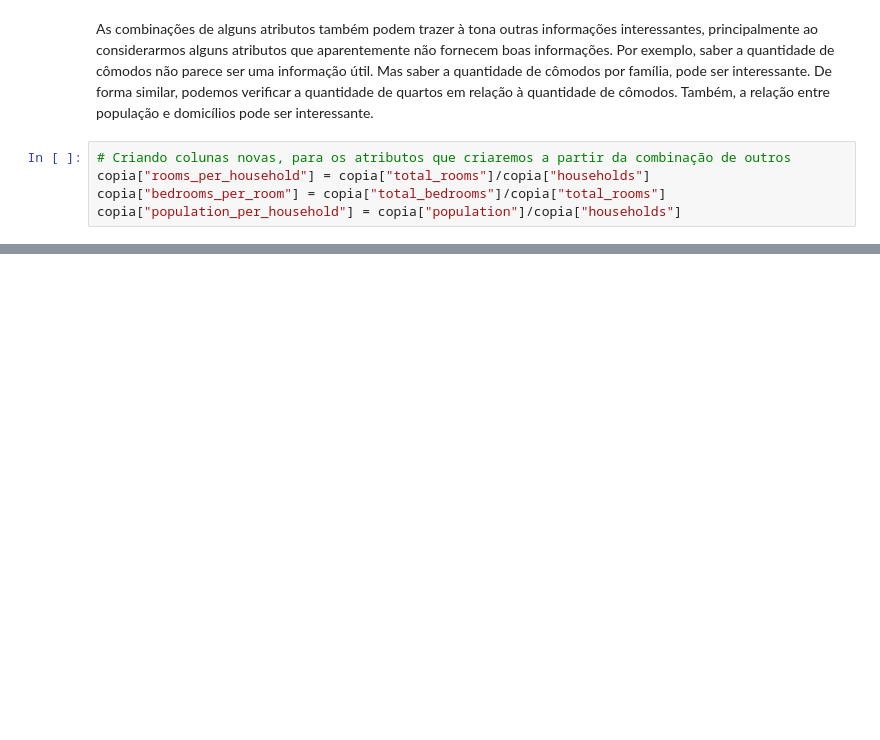
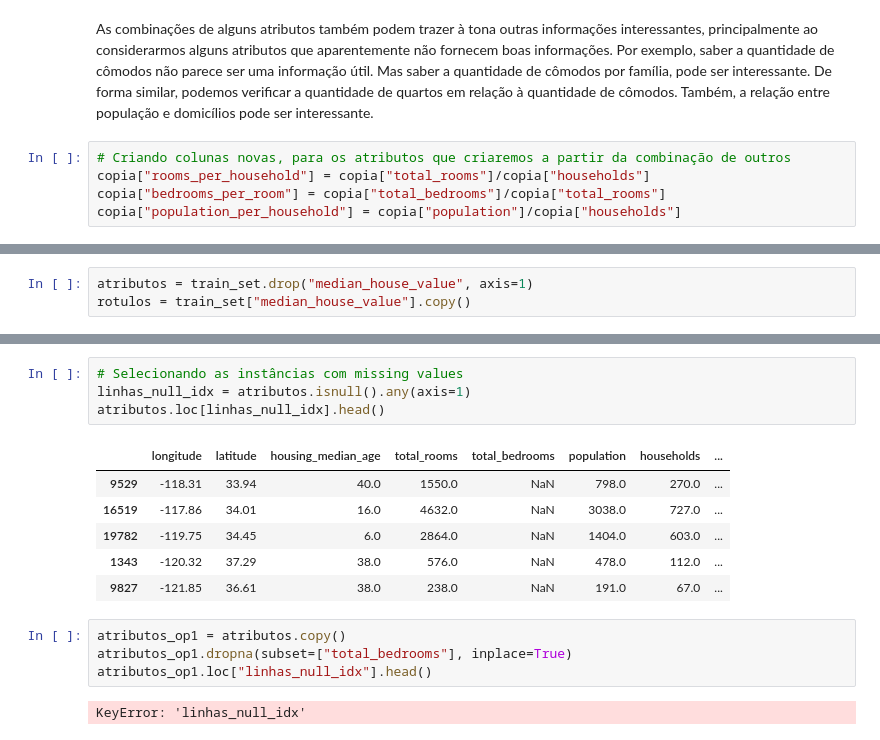
Before and after one commit to EvandroJRSilva/UniML, a Jupyter notebook: src/aula05/aula05.ipynb, the cells around one changed output, grey strips where cells are left out. Cells and saved outputs as stored; diff of their text form; blank space fills up the shorter version.

```diff
--- a/src/aula05/aula05.ipynb
+++ b/src/aula05/aula05.ipynb
@@ -375,0 +466,3 @@ Name: median_house_value, dtype: float64
+# %%
+atributos = train_set.drop("median_house_value", axis=1)
+rotulos = train_set["median_house_value"].copy()
@@ -375,0 +497,17 @@ Name: median_house_value, dtype: float64
+# %%
+# Selecionando as instâncias com missing values
+linhas_null_idx = atributos.isnull().any(axis=1)
+atributos.loc[linhas_null_idx].head()
+# %% [output]
+|  | longitude | latitude | housing_median_age | total_rooms | total_bedrooms | population | households | ... |
+| 9529 | -118.31 | 33.94 | 40.0 | 1550.0 | NaN | 798.0 | 270.0 | ... |
+| 16519 | -117.86 | 34.01 | 16.0 | 4632.0 | NaN | 3038.0 | 727.0 | ... |
+| 19782 | -119.75 | 34.45 | 6.0 | 2864.0 | NaN | 1404.0 | 603.0 | ... |
+| 1343 | -120.32 | 37.29 | 38.0 | 576.0 | NaN | 478.0 | 112.0 | ... |
+| 9827 | -121.85 | 36.61 | 38.0 | 238.0 | NaN | 191.0 | 67.0 | ... |
+# %%
+atributos_op1 = atributos.copy()
+atributos_op1.dropna(subset=["total_bedrooms"], inplace=True)
+atributos_op1.loc["linhas_null_idx"].head()
+# %% [output]
+KeyError: 'linhas_null_idx'
```
Also changed, not shown: parts of 21 cells of this notebook, 2 other files.
